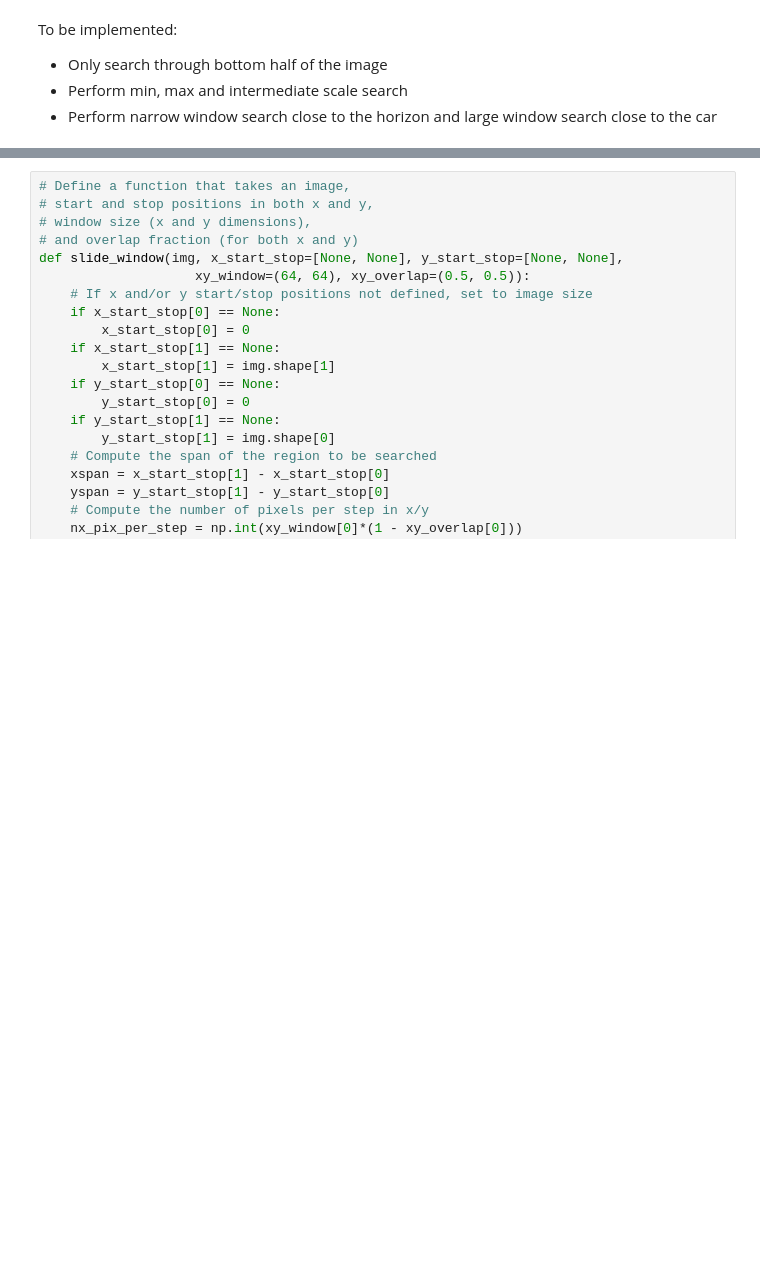
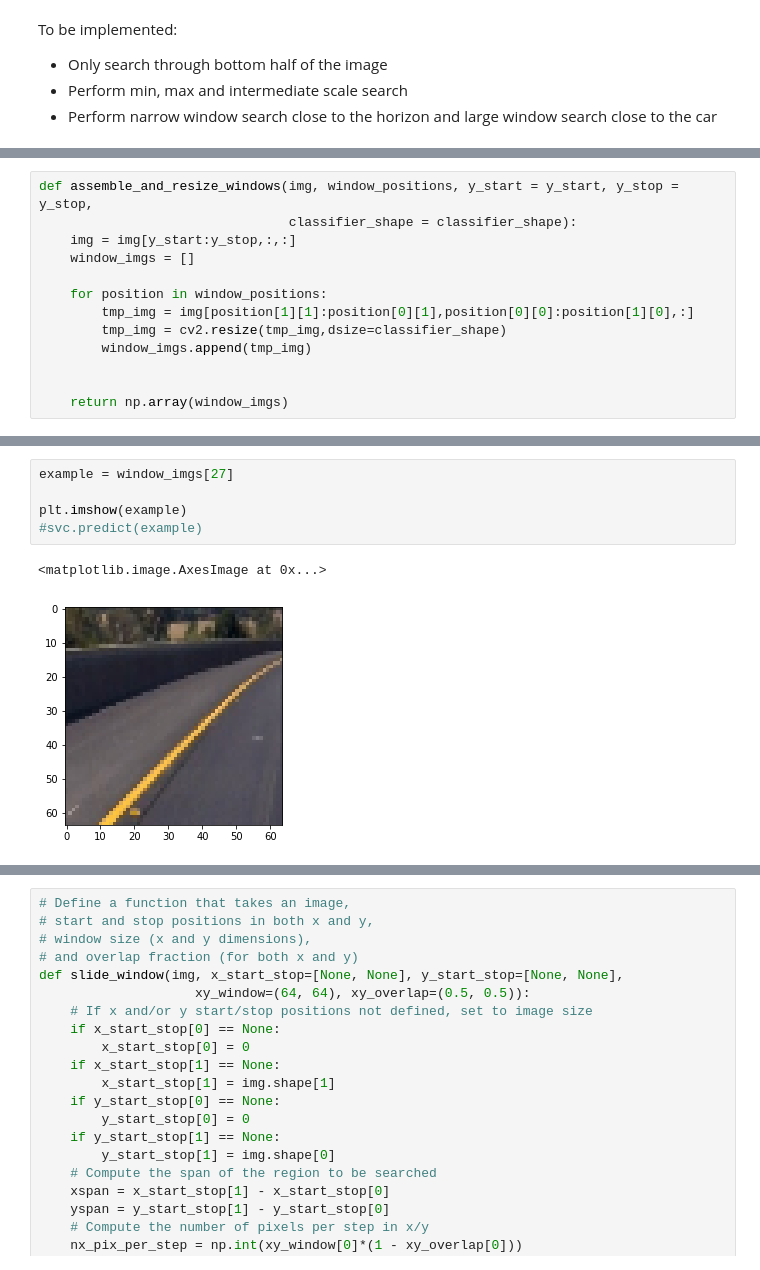
Before and after one commit to Wolfgang90/vehicleTracking, a Jupyter notebook: vehicle_detection_and_tracking.ipynb, the cells around one changed output, grey strips where cells are left out. Cells and saved outputs as stored; diff of their text form; blank space fills up the shorter version.

```diff
--- a/vehicle_detection_and_tracking.ipynb
+++ b/vehicle_detection_and_tracking.ipynb
@@ -391,0 +631,13 @@ To be implemented:
+# %%
+def assemble_and_resize_windows(img, window_positions, y_start = y_start, y_stop = y_stop,
+                                classifier_shape = classifier_shape):
+    img = img[y_start:y_stop,:,:]
+    window_imgs = []
+
+    for position in window_positions:
+        tmp_img = img[position[1][1]:position[0][1],position[0][0]:position[1][0],:]
+        tmp_img = cv2.resize(tmp_img,dsize=classifier_shape)
+        window_imgs.append(tmp_img)
+
+
+    return np.array(window_imgs)
@@ -391,0 +650,8 @@ To be implemented:
+# %%
+example = window_imgs[27]
+
+plt.imshow(example)
+#svc.predict(example)
+# %% [output]
+<matplotlib.image.AxesImage at 0x...>
+[figure, added]
```
Also changed, not shown: parts of 40 cells of this notebook.
